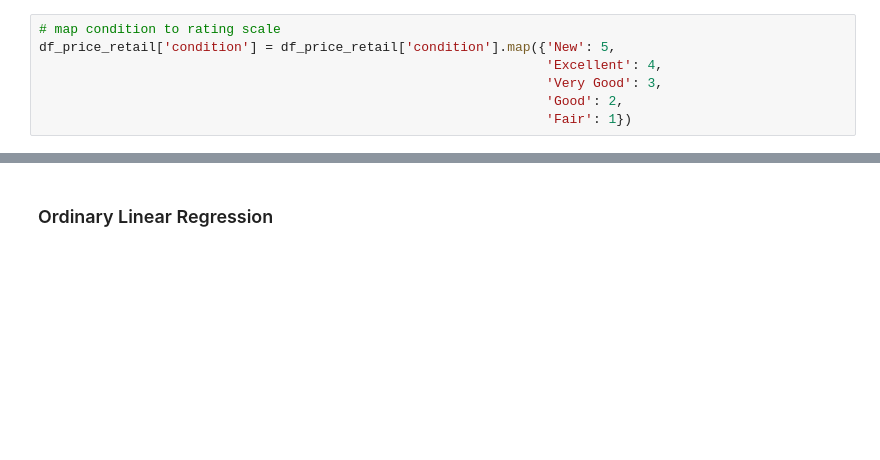
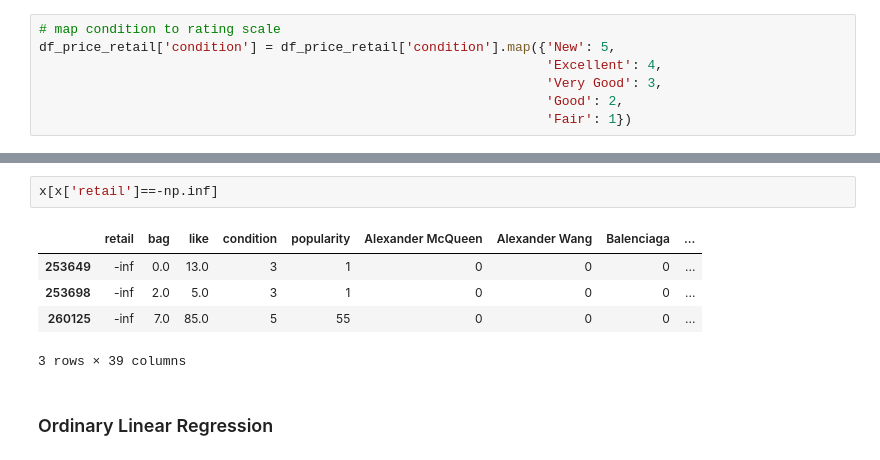
Before and after one commit to dw357/upon, a Jupyter notebook: fashionphile_dw.ipynb, the cells around one changed output, grey strips where cells are left out. Saved outputs shown, nothing was run; the diff lists cells and outputs as text; blank space fills up the shorter version.

```diff
--- a/fashionphile_dw.ipynb
+++ b/fashionphile_dw.ipynb
@@ -345,3 +357,11 @@ y_test = y[6000:]
+# %%
+x[x['retail']==-np.inf]
+# %% [output]
+|  | retail | bag | like | condition | popularity | Alexander McQueen | Alexander Wang | Balenciaga | ... |
+| 253649 | -inf | 0.0 | 13.0 | 3 | 1 | 0 | 0 | 0 | ... |
+| 253698 | -inf | 2.0 | 5.0 | 3 | 1 | 0 | 0 | 0 | ... |
+| 260125 | -inf | 7.0 | 85.0 | 5 | 55 | 0 | 0 | 0 | ... |
+3 rows × 39 columns
 # %% [markdown]
 ### Ordinary Linear Regression
 # %%
```
Also changed, not shown: parts of 5 cells of this notebook.
